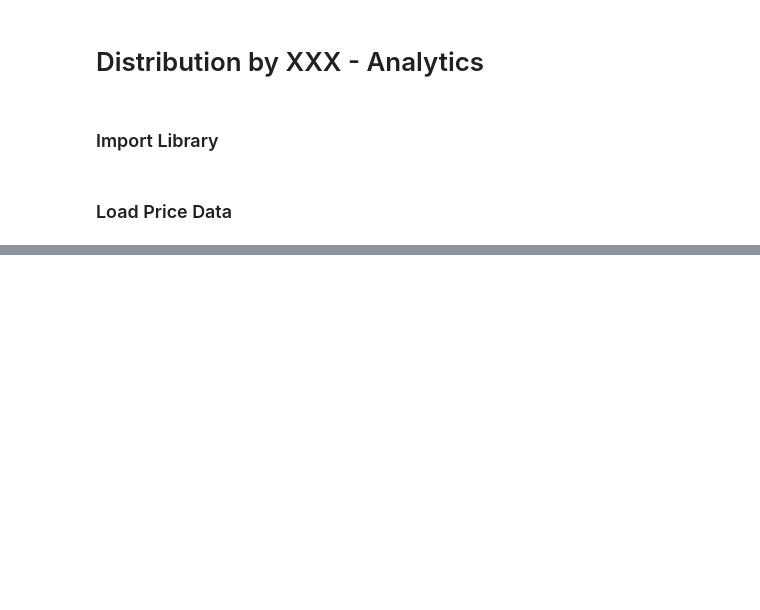
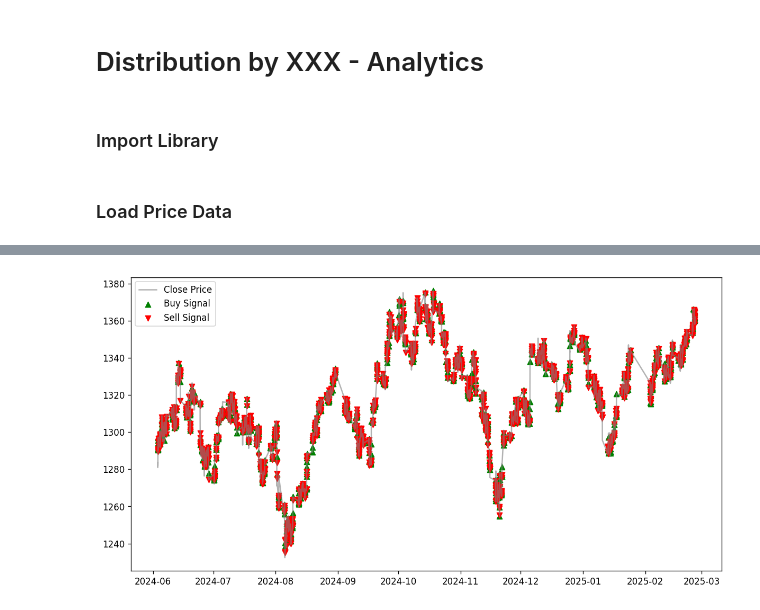
Before and after one commit to zuongthaotn/phantich-chungkhoan, a Jupyter notebook: VN30F1M/test-GPT-ideas.ipynb, the cells around one changed output, grey strips where cells are left out. Drawn from its saved outputs; the diff is of its cells as text; code cells hidden in the pictures; blank space fills up the shorter version.

```diff
--- a/VN30F1M/test-GPT-ideas.ipynb
+++ b/VN30F1M/test-GPT-ideas.ipynb
@@ -31,10 +31,5 @@ else:
 # %%
 data = dataset.copy()
 # %%
-df = data[data.index > '2020-11-01 00:00:00']
+df = data[data.index > '2024-06-01 00:00:00']
-# %%
-df['Liquidity_Grab'] = (df['High'] > df['High'].shift(1)) & (df['Close'] < df['Open'])
-df['Hidden_Liquidity_Absorption'] = (df['Volume'] > df['Volume'].rolling(10).mean() * 1.3) & (df['Close'].shift(1) > df['Close'])
-
-df['Smart_Money_Reversal'] = df['Liquidity_Grab'] & df['Hidden_Liquidity_Absorption'] & (df['Close'].shift(-1) < df['Open'].shift(-1)) & (df['Volume'] > df['Volume'].shift(1) * 0.8)
 # %%
@@ -56,0 +43,19 @@ df[df.Smart_Money_Reversal == True]
+# %%
+
+# Load dữ liệu giả lập (có thể thay bằng dữ liệu thực tế)
+df['Fisher'], df['Fisher_signal'] = fisher_transform(df['Close'])
+
+# Xác định điểm đảo chiều
+df['Buy_Signal'] = (df['Fisher'] > df['Fisher_signal']) & (df['Fisher'].shift(1) < df['Fisher_signal'].shift(1))
+df['Sell_Signal'] = (df['Fisher'] < df['Fisher_signal']) & (df['Fisher'].shift(1) > df['Fisher_signal'].shift(1))
+# %%
+
+# Vẽ biểu đồ
+plt.figure(figsize=(12,6))
+plt.plot(df['Close'], label='Close Price', color='gray', alpha=0.6)
+plt.scatter(df.index[df['Buy_Signal']], df['Close'][df['Buy_Signal']], marker='^', color='green', label='Buy Signal', alpha=1)
+plt.scatter(df.index[df['Sell_Signal']], df['Close'][df['Sell_Signal']], marker='v', color='red', label='Sell Signal', alpha=1)
+plt.legend()
+plt.show()
+# %% [output]
+[figure, added]
```
Also changed, not shown: parts of 2 cells of this notebook, 2 other files.
